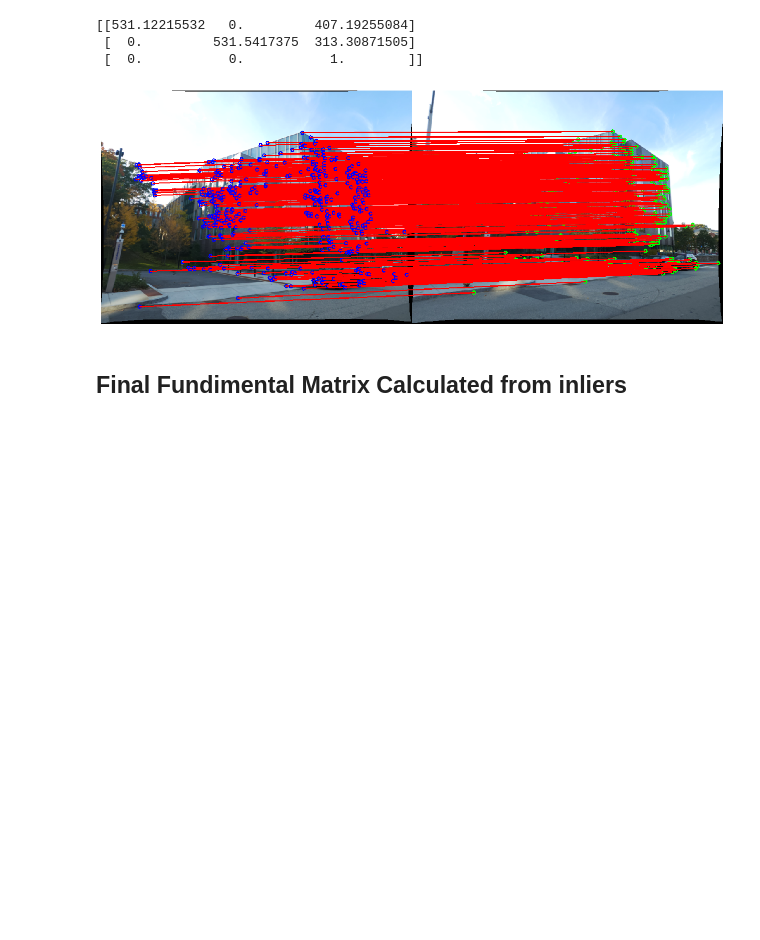
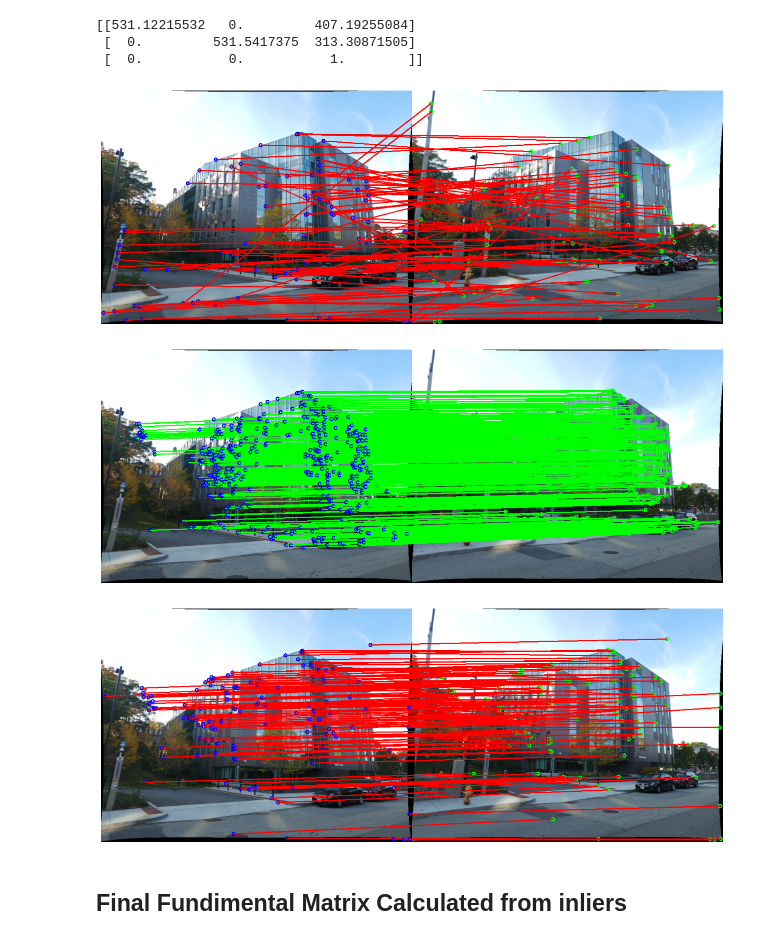
Before and after one commit to sixer51/SfM-NeRF, a Jupyter notebook: Phase1/main.ipynb, the cells around one changed output. Saved outputs shown, nothing was run; the diff lists cells and outputs as text; code cells hidden in the pictures; blank space fills up the shorter version.

```diff
--- a/Phase1/main.ipynb
+++ b/Phase1/main.ipynb
@@ -32,12 +38,23 @@ matchPairsOutliers = [featureMatchesList[0].matchPairs[i] for i in OutlierList]
-# %%
-matchImage = drawMatchs(images[0], images[1], matchPairsInliers)
-
-plt.figure(figsize=(16, 8))
-plt.axis("off")
-plt.imshow(matchImage)
-plt.show()
-# %% [output]
-[figure, removed]
+# %%
+matchImage0 = drawMatchs(images[image1Id], images[image2Id], matchPairsOutliers_homography, (255,0,0))
+matchImage1 = drawMatchs(images[image1Id], images[image2Id], matchPairsInliers, (0,255,0))
+matchImage2 = drawMatchs(images[image1Id], images[image2Id], matchPairsOutliers, (255,0,0))
+plt.figure(figsize=(16, 8))
+plt.axis("off")
+plt.imshow(matchImage0)
+plt.show()
+plt.figure(figsize=(16, 8))
+plt.axis("off")
+plt.imshow(matchImage1)
+plt.show()
+plt.figure(figsize=(16, 8))
+plt.axis("off")
+plt.imshow(matchImage2)
+plt.show()
+# %% [output]
+[figure, added]
+[figure, added]
+[figure, added]
 # %% [markdown]
 ## Final Fundimental Matrix Calculated from inliers
 # %%
```
Also changed, not shown: parts of 11 cells of this notebook, 2 other files.
